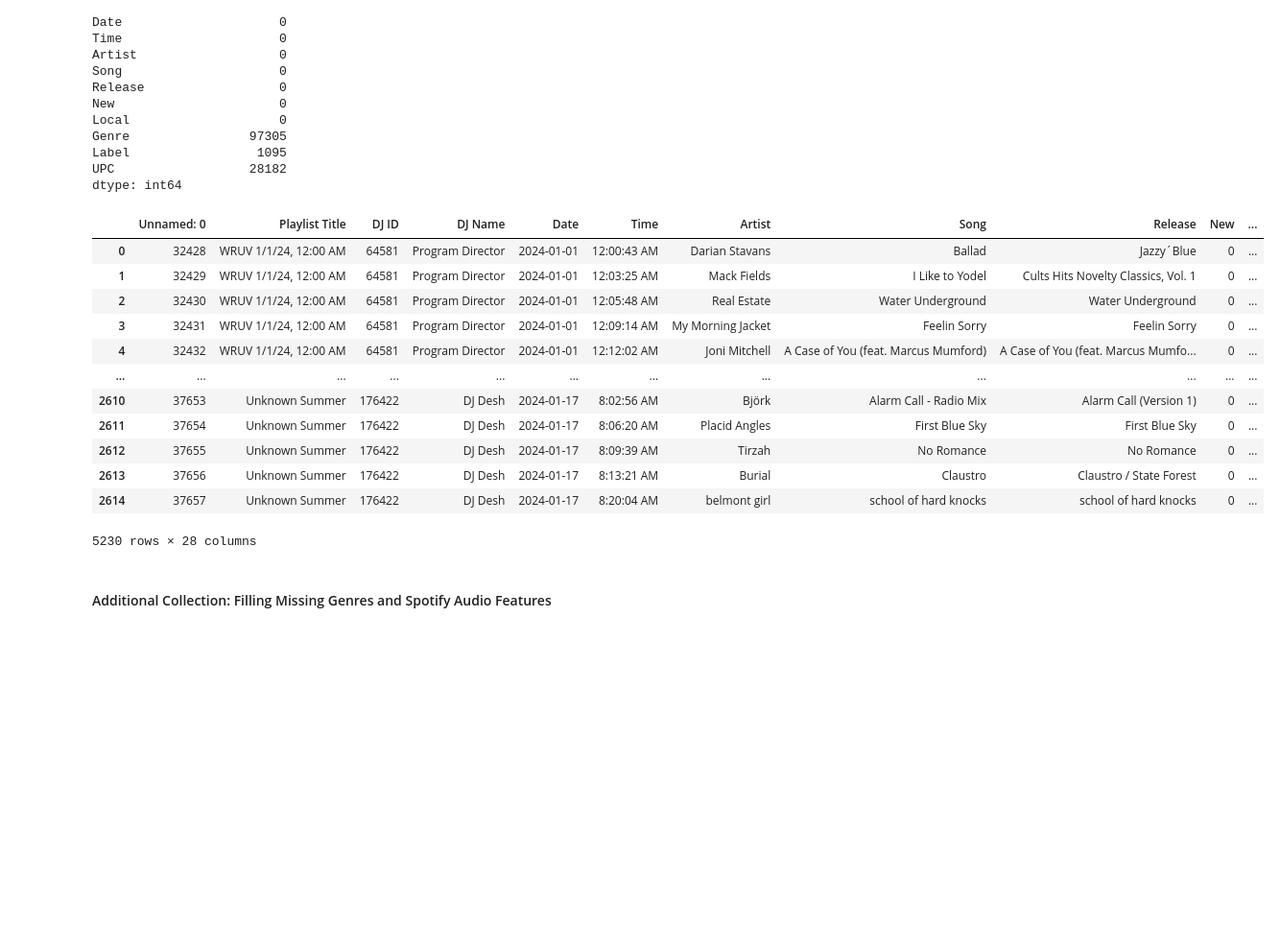
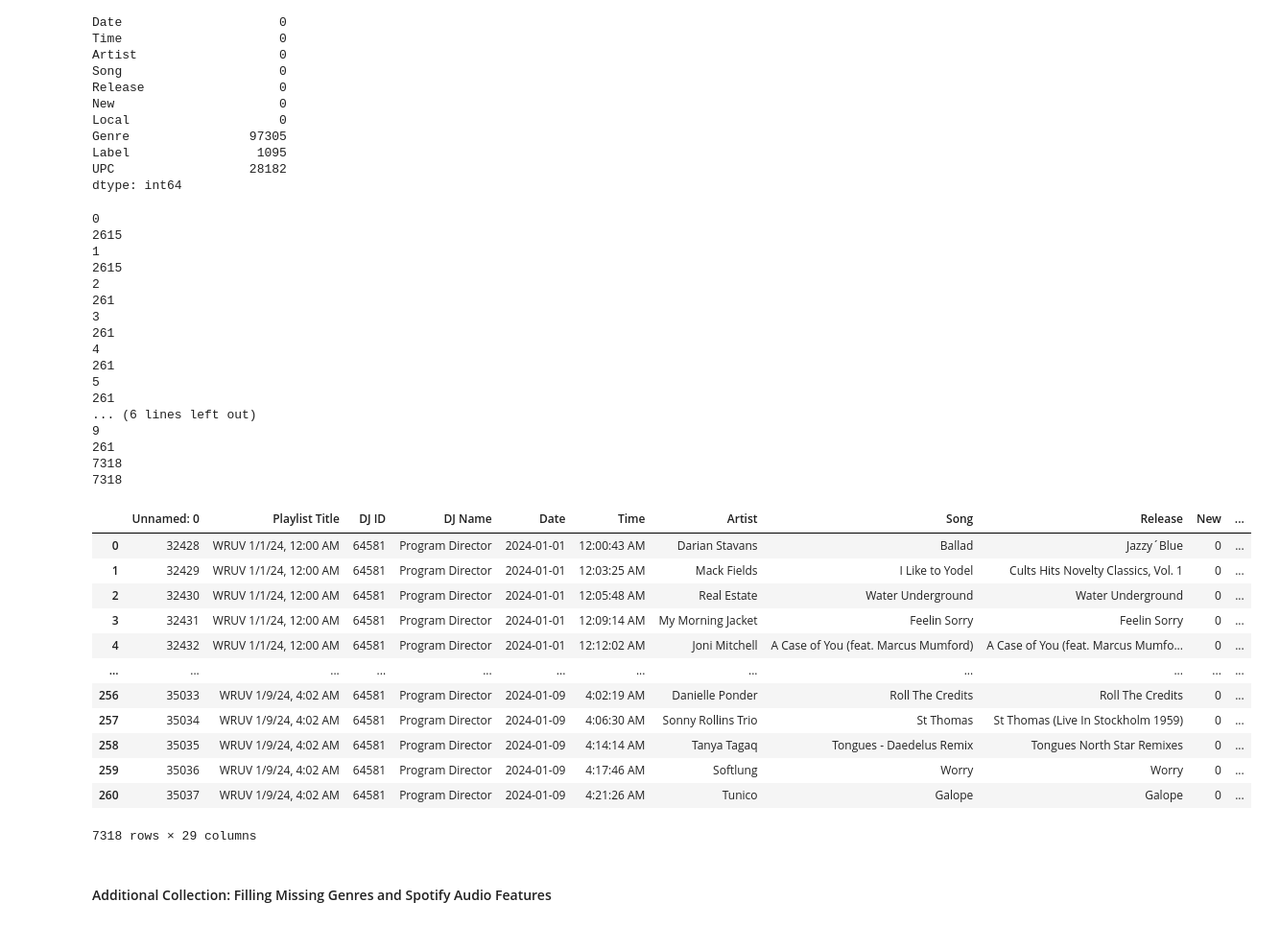
Before and after one commit to zhayes42/CS3870-WRUV, a Jupyter notebook: main.ipynb, the cells around one changed output. Shown: that part at 96% size. Cells and saved outputs as stored; diff of their text form; code cells hidden in the pictures; blank space fills up the shorter version.

```diff
--- a/main.ipynb
+++ b/main.ipynb
@@ -78,27 +70,47 @@ dtype: int64
 # %%
 # Define smaller data set for linear regression (for now)
 slices = []
+total = 0
 # right now we have 2 slices, hopefully we will get a lot more
-for i in range(2):
+for i in range(10):
     slices.append(pd.read_csv(f'slice{i}.csv'))
+    total += len(slices[i])
 small = pd.concat(slices, axis=0)
+print(len(small))
 small["Date"] = pd.to_datetime(small["Date"])
 small.fillna(0, inplace = True)
 small
 # %% [output]
+0
+2615
+1
+2615
+2
+261
+3
+261
+4
+261
+5
+261
+... (6 lines left out)
+9
+261
+7318
+7318
 |  | Unnamed: 0 | Playlist Title | DJ ID | DJ Name | Date | Time | Artist | Song | Release | New | ... |
 | 0 | 32428 | WRUV 1/1/24, 12:00 AM | 64581 | Program Director | 2024-01-01 | 12:00:43 AM | Darian Stavans | Ballad | Jazzy´Blue | 0 | ... |
 | 1 | 32429 | WRUV 1/1/24, 12:00 AM | 64581 | Program Director | 2024-01-01 | 12:03:25 AM | Mack Fields | I Like to Yodel | Cults Hits Novelty Classics, Vol. 1 | 0 | ... |
 | 2 | 32430 | WRUV 1/1/24, 12:00 AM | 64581 | Program Director | 2024-01-01 | 12:05:48 AM | Real Estate | Water Underground | Water Underground | 0 | ... |
 | 3 | 32431 | WRUV 1/1/24, 12:00 AM | 64581 | Program Director | 2024-01-01 | 12:09:14 AM | My Morning Jacket | Feelin Sorry | Feelin Sorry | 0 | ... |
 | 4 | 32432 | WRUV 1/1/24, 12:00 AM | 64581 | Program Director | 2024-01-01 | 12:12:02 AM | Joni Mitchell | A Case of You (feat. Marcus Mumford) | A Case of You (feat. Marcus Mumfo... | 0 | ... |
 | ... | ... | ... | ... | ... | ... | ... | ... | ... | ... | ... | ... |
-| 2610 | 37653 | Unknown Summer | 176422 | DJ Desh | 2024-01-17 | 8:02:56 AM | Björk | Alarm Call - Radio Mix | Alarm Call (Version 1) | 0 | ... |
-| 2611 | 37654 | Unknown Summer | 176422 | DJ Desh | 2024-01-17 | 8:06:20 AM | Placid Angles | First Blue Sky | First Blue Sky | 0 | ... |
-| 2612 | 37655 | Unknown Summer | 176422 | DJ Desh | 2024-01-17 | 8:09:39 AM | Tirzah | No Romance | No Romance | 0 | ... |
-| 2613 | 37656 | Unknown Summer | 176422 | DJ Desh | 2024-01-17 | 8:13:21 AM | Burial | Claustro | Claustro / State Forest | 0 | ... |
-| 2614 | 37657 | Unknown Summer | 176422 | DJ Desh | 2024-01-17 | 8:20:04 AM | belmont girl | school of hard knocks | school of hard knocks | 0 | ... |
+| 256 | 35033 | WRUV 1/9/24, 4:02 AM | 64581 | Program Director | 2024-01-09 | 4:02:19 AM | Danielle Ponder | Roll The Credits | Roll The Credits | 0 | ... |
+| 257 | 35034 | WRUV 1/9/24, 4:02 AM | 64581 | Program Director | 2024-01-09 | 4:06:30 AM | Sonny Rollins Trio | St Thomas | St Thomas (Live In Stockholm 1959) | 0 | ... |
+| 258 | 35035 | WRUV 1/9/24, 4:02 AM | 64581 | Program Director | 2024-01-09 | 4:14:14 AM | Tanya Tagaq | Tongues - Daedelus Remix | Tongues North Star Remixes | 0 | ... |
+| 259 | 35036 | WRUV 1/9/24, 4:02 AM | 64581 | Program Director | 2024-01-09 | 4:17:46 AM | Softlung | Worry | Worry | 0 | ... |
+| 260 | 35037 | WRUV 1/9/24, 4:02 AM | 64581 | Program Director | 2024-01-09 | 4:21:26 AM | Tunico | Galope | Galope | 0 | ... |
-5230 rows × 28 columns
+7318 rows × 29 columns
 # %% [markdown]
 #### Additional Collection: Filling Missing Genres and Spotify Audio Features
 # %%
```
Also changed, not shown: parts of 10 cells of this notebook, 1 other file.
